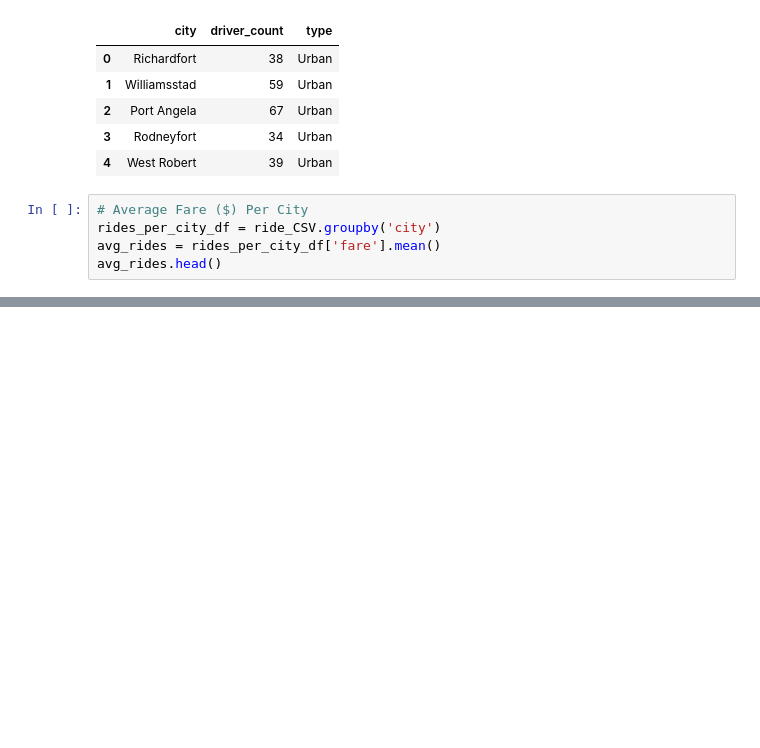
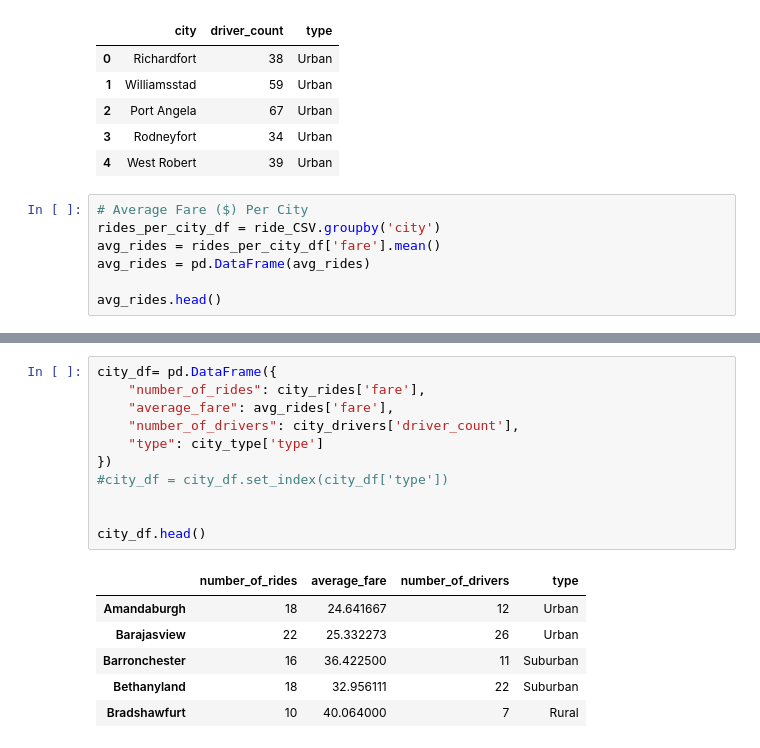
Before and after one commit to kfarner92/matplotlib-challenge, a Jupyter notebook: Pyber-KF.ipynb, the cells around one changed output, grey strips where cells are left out. Drawn from its saved outputs; the diff is of its cells as text; blank space fills up the shorter version.

```diff
--- a/Pyber-KF.ipynb
+++ b/Pyber-KF.ipynb
@@ -64,5 +65,7 @@ city_CSV.head()
 # Average Fare ($) Per City
 rides_per_city_df = ride_CSV.groupby('city')
 avg_rides = rides_per_city_df['fare'].mean()
+avg_rides = pd.DataFrame(avg_rides)
+
 avg_rides.head()
 # %% [output]
@@ -91,0 +120,18 @@ AttributeError: 'DataFrame' object has no attribute 'pd'
+# %%
+city_df= pd.DataFrame({
+    "number_of_rides": city_rides['fare'],
+    "average_fare": avg_rides['fare'],
+    "number_of_drivers": city_drivers['driver_count'],
+    "type": city_type['type']
+})
+#city_df = city_df.set_index(city_df['type'])
+
+
+city_df.head()
+# %% [output]
+|  | number_of_rides | average_fare | number_of_drivers | type |
+| Amandaburgh | 18 | 24.641667 | 12 | Urban |
+| Barajasview | 22 | 25.332273 | 26 | Urban |
+| Barronchester | 16 | 36.422500 | 11 | Suburban |
+| Bethanyland | 18 | 32.956111 | 22 | Suburban |
+| Bradshawfurt | 10 | 40.064000 | 7 | Rural |
```
Also changed, not shown: parts of 8 cells of this notebook, 2 other files.
